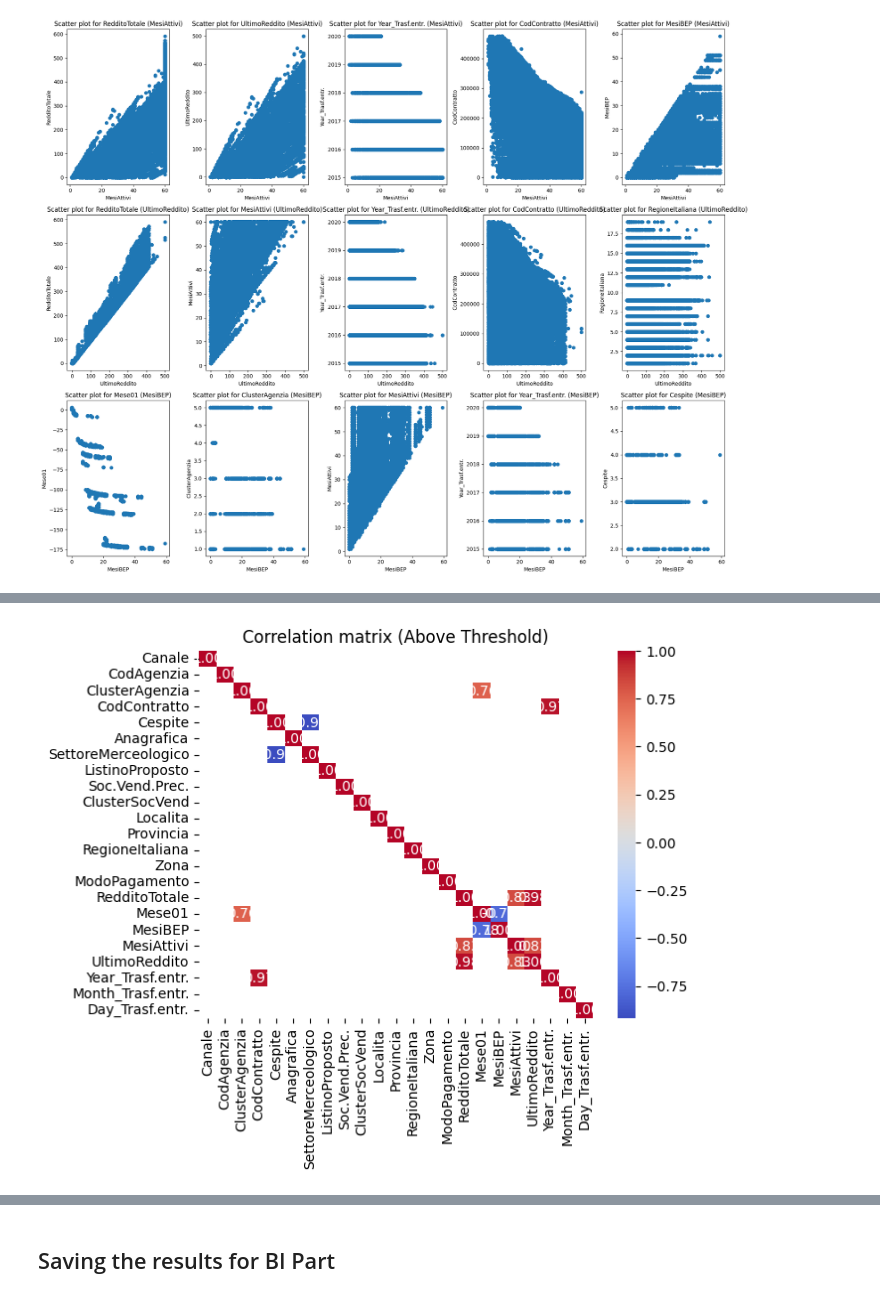
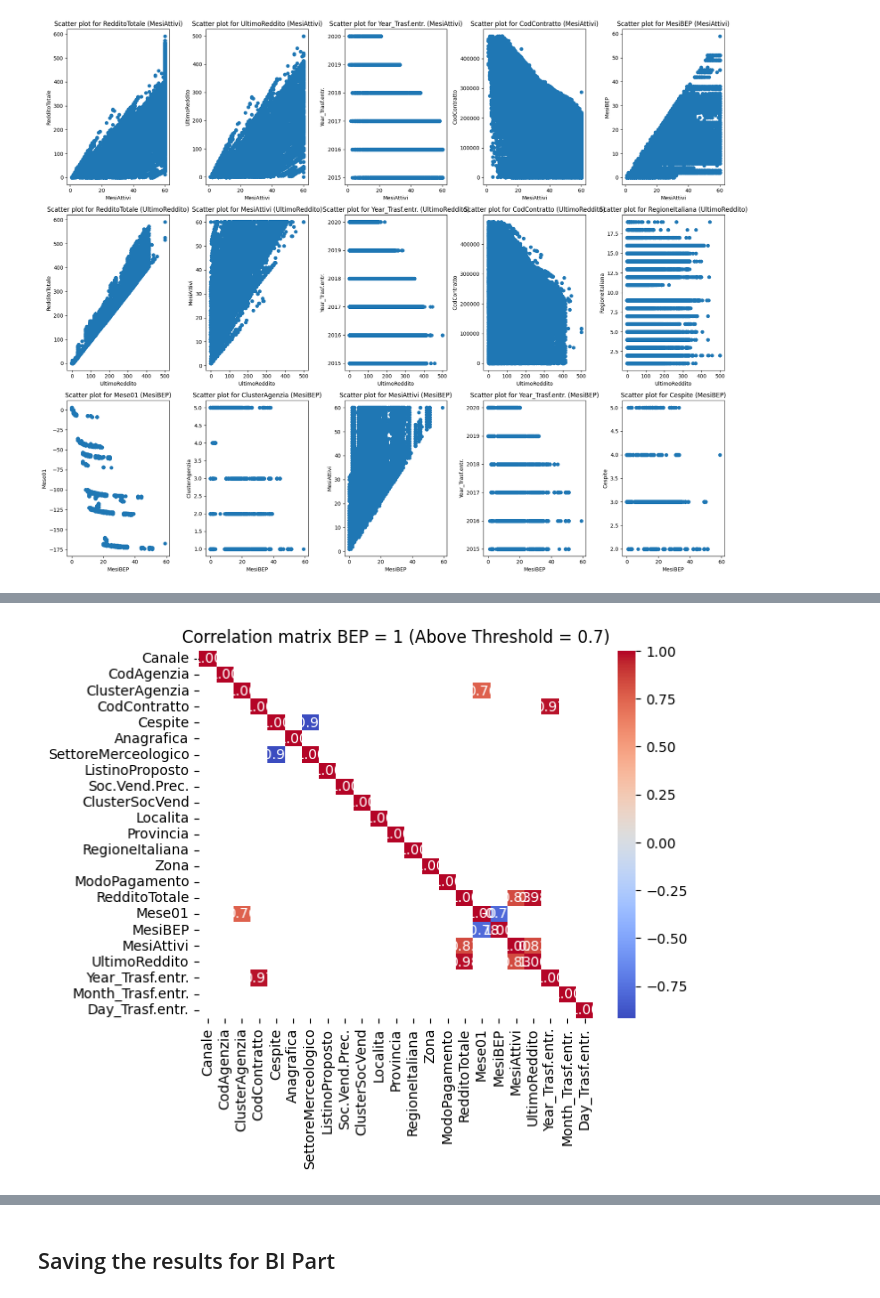
Before and after one commit to I1207/PW4, a Jupyter notebook: Analisi Dati e ML/Analis_ML.ipynb, the cells around one changed output, grey strips where cells are left out. Saved outputs shown, nothing was run; the diff lists cells and outputs as text; code cells hidden in the pictures.

```diff
--- a/Analisi Dati e ML/Analis_ML.ipynb
+++ b/Analisi Dati e ML/Analis_ML.ipynb
@@ -181,20 +288,20 @@ plt.show()
 # %%
 # Set a correlation threshold
 threshold = 0.7
 
 # Create a mask to hide the upper triangle of the heatmap (to avoid duplication)
 mask = correlation_matrix.abs() < threshold
 
 # Apply the mask to hide values below the threshold
 filtered_corr_matrix = correlation_matrix.mask(mask)
 
 # Create a heatmap
 sns.heatmap(filtered_corr_matrix, annot=True, cmap='coolwarm', fmt=".2f")
 
 # Set the plot title
-plt.title('Correlation matrix (Above Threshold)')
+plt.title('Correlation matrix BEP = 1 (Above Threshold = 0.7)')
 
 # Show the plot
 plt.show()
 # %% [output]
-[figure, old version]
+[figure, new version]
```
Also changed, not shown: parts of 32 cells of this notebook, 43 other files.
